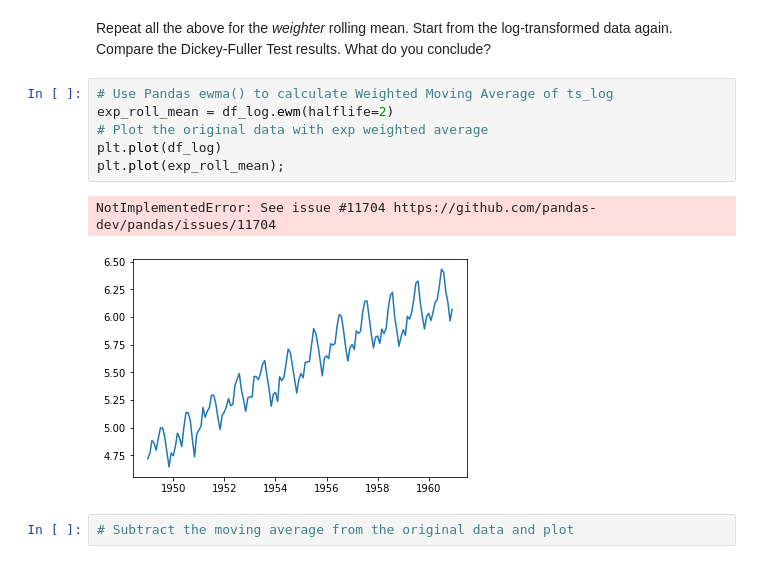
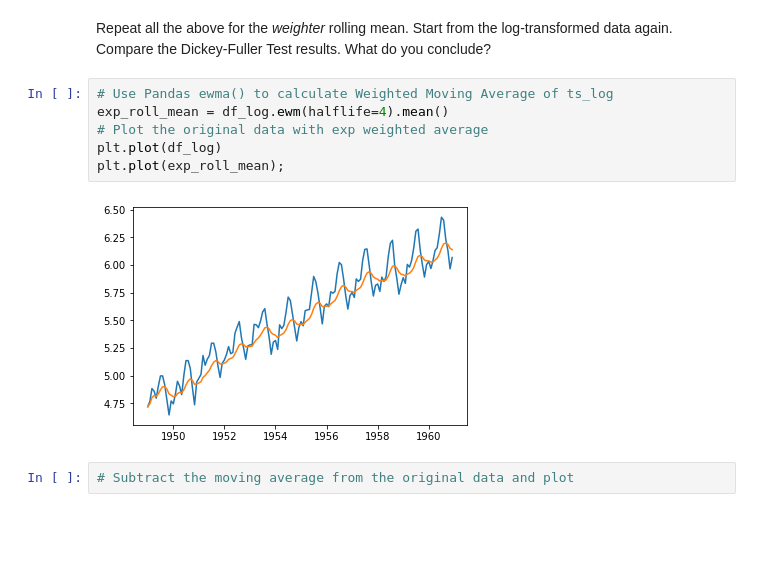
Before and after one commit to jmt0221/dsc-removing-trends-lab-nyc-ds-082619, a Jupyter notebook: index.ipynb, the cells around one changed output. Saved outputs shown, nothing was run; the diff lists cells and outputs as text; blank space fills up the shorter version.

```diff
--- a/index.ipynb
+++ b/index.ipynb
@@ -144,13 +144,12 @@ dtype: float64
 Repeat all the above for the *weighter* rolling mean. Start from the log-transformed data again. Compare the Dickey-Fuller Test results. What do you conclude?
 # %%
 # Use Pandas ewma() to calculate Weighted Moving Average of ts_log
-exp_roll_mean = df_log.ewm(halflife=2)
+exp_roll_mean = df_log.ewm(halflife=4).mean()
 # Plot the original data with exp weighted average
 plt.plot(df_log)
 plt.plot(exp_roll_mean);
 # %% [output]
-NotImplementedError: See issue #11704 https://github.com/pandas-dev/pandas/issues/11704
-[figure, old version]
+[figure, new version]
 # %%
 # Subtract the moving average from the original data and plot
 # %%
```
